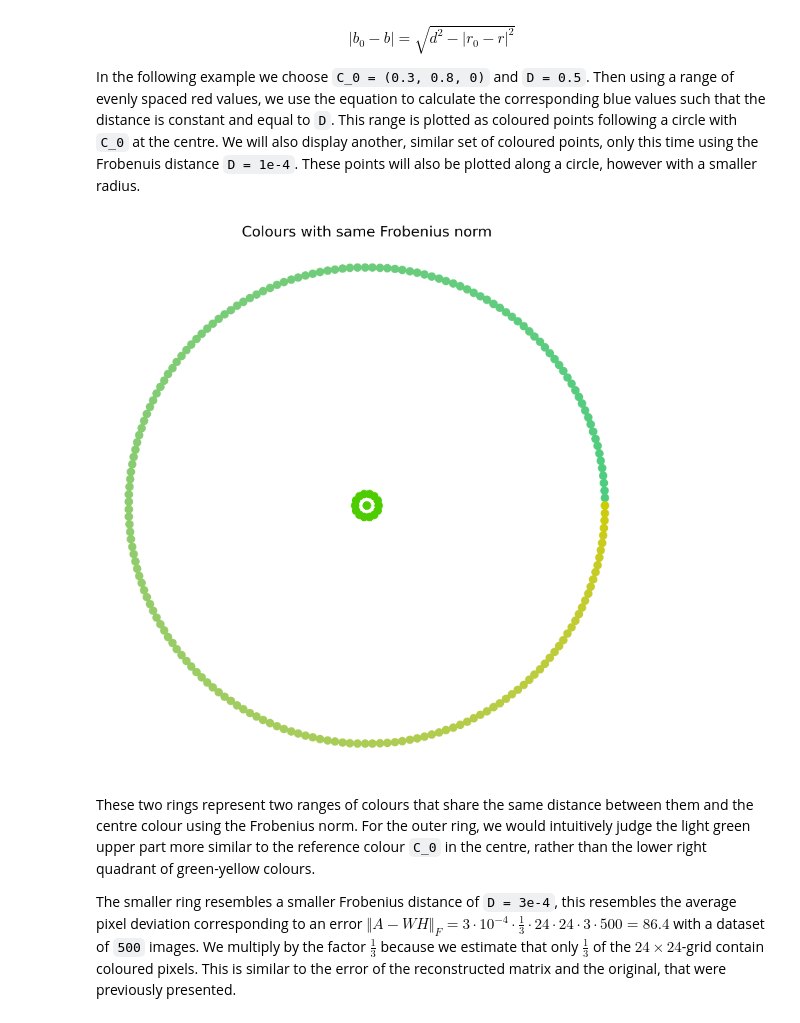
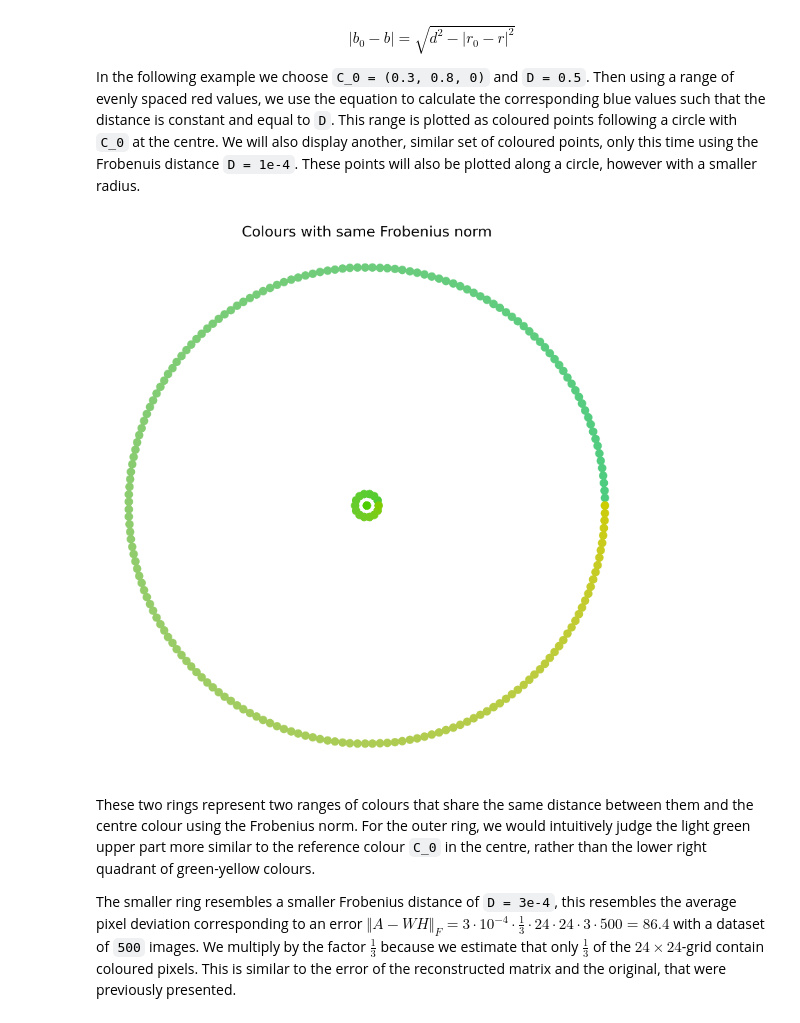
Before and after one commit to sundematias/TMA4320-IndMat-Project-3, a Jupyter notebook: final_product.ipynb, the cells around one changed output. Saved outputs shown, nothing was run; the diff lists cells and outputs as text; code cells hidden in the pictures.

```diff
--- a/final_product.ipynb
+++ b/final_product.ipynb
@@ -1218,35 +1218,35 @@ def colour_demonstration(n,color_dist,radius):
 
     #parametrize a circle
     theta = np.linspace(0, 2*np.pi, n)
     a = radius*np.cos(theta)
     b = radius*np.sin(theta)
 
     #insert the first element in the centre of the circle
     a = np.insert(a,0,0)
     b = np.insert(b,0,0)
 
     return colors, a, b
 def plot_demonstration():
     colors,a,b = colour_demonstration(200,0.5,10)
-    colors_inner, a_inner, b_inner = colour_demonstration(15,3*10**(-4),0.5)
+    colors_inner, a_inner, b_inner = colour_demonstration(15,0.2,0.5)
 
     #plotting
     figure, axes = plt.subplots(1)
 
     for i in range(len(a)):
         plt.scatter(a[i], b[i], color=next(colors))
     for i in range(len(a_inner)):
         plt.scatter(a_inner[i], b_inner[i], color=next(colors_inner))
 
     axes.axis('off')
     axes.set_aspect(1)
 
     plt.title('Colours with same Frobenius norm')
     plt.show()
 
 plot_demonstration()
 # %% [output]
-[figure, old version]
+[figure, new version]
 # %% [markdown]
 
 These two rings represent two ranges of colours that share the same distance between them and the centre colour using the Frobenius norm. For the outer ring, we would intuitively judge the light green upper part more similar to the reference colour `C_0` in the centre, rather than the lower right quadrant of green-yellow colours.
```
Also changed, not shown: parts of 4 cells of this notebook.
